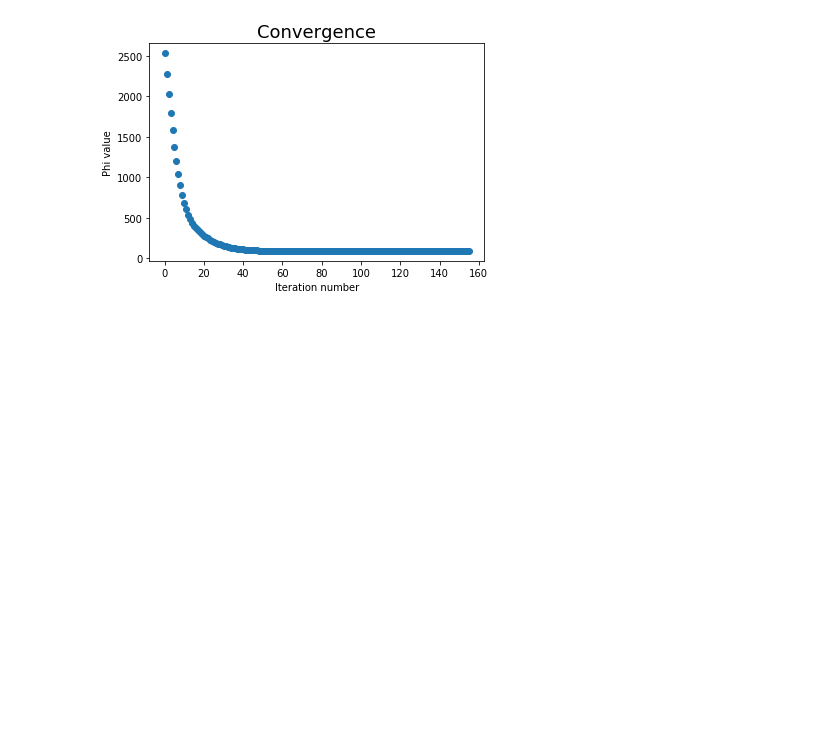
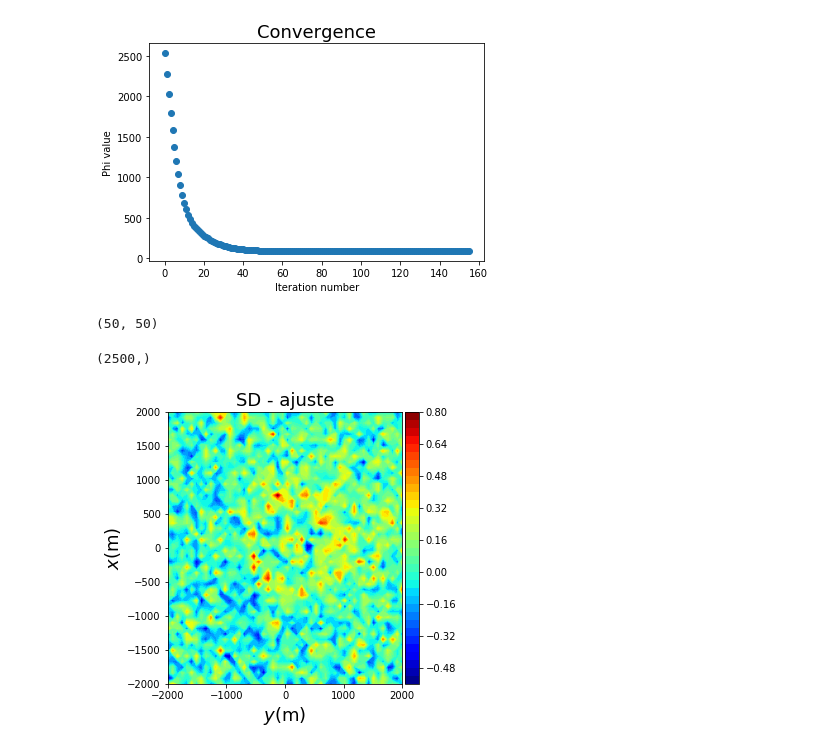
Before and after one commit to leobvital/non-linear-inversion, a Jupyter notebook: steepest_descent_geofisica.ipynb, the cells around one changed output. Drawn from its saved outputs; the diff is of its cells as text; code cells hidden in the pictures; blank space fills up the shorter version.

Commit message:
novos resultados e plot do ajuste

```diff
--- a/steepest_descent_geofisica.ipynb
+++ b/steepest_descent_geofisica.ipynb
@@ -318,3 +318,27 @@ plt.savefig('convergence_SD_geofisica.png', dpi=300)
 plt.show()
 # %% [output]
 [figure]
+# %%
+res = res.reshape(regular_grid['shape'])
+xp = regular_grid['xp'].reshape(regular_grid['shape'])
+yp = regular_grid['yp'].reshape(regular_grid['shape'])
+# %%
+res.shape
+# %% [output]
+(50, 50)
+# %%
+regular_grid['xp'].shape
+# %% [output]
+(2500,)
+# %%
+#plot
+plt.figure(figsize=(5,5))
+plt.title('SD - ajuste', fontsize=18)
+plt.contourf(yp, xp, res, 40, cmap='jet')
+plt.xlabel('$y$(m)', fontsize=18)
+plt.ylabel('$x$(m)', fontsize=18)
+plt.colorbar(pad=0.01, aspect=20, shrink=1)
+plt.savefig('plot_SD_ajuste.png', pad_inches=0.0)
+plt.show()
+# %% [output]
+[figure, added]
```
Also changed, not shown: 6 other files.
